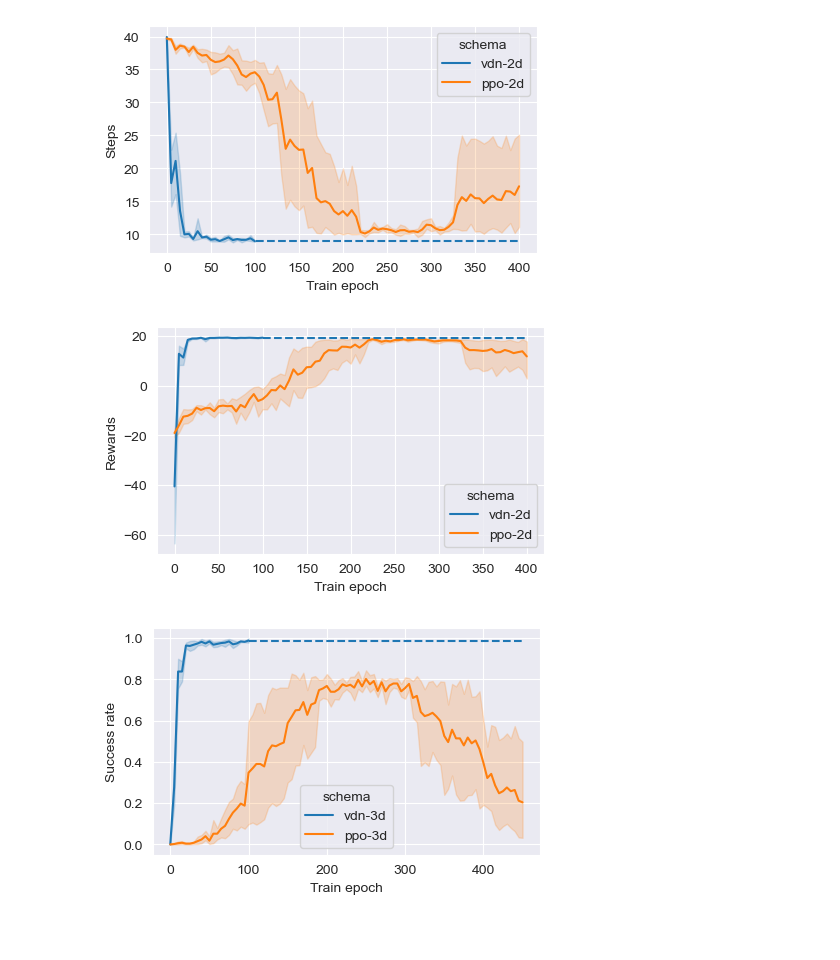
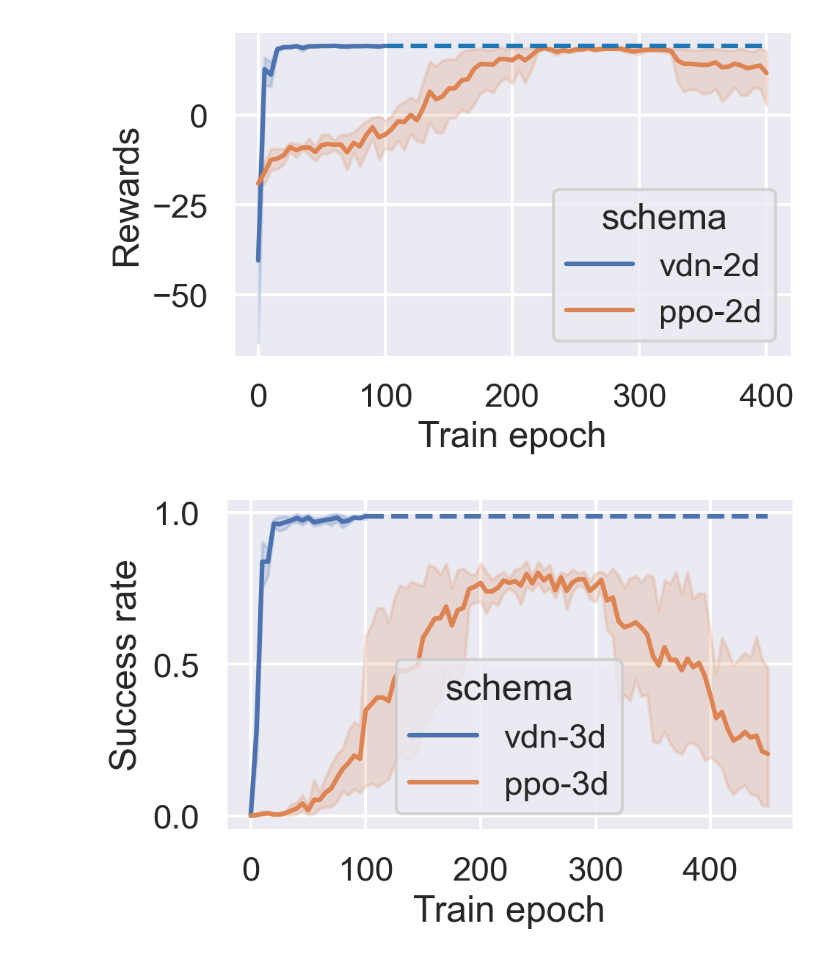
Before and after one commit to Polaris-Yang/MARL-DMFB, a Jupyter notebook: drawRes-dmfb/DrawRes.ipynb, the cells around one changed output. Saved outputs shown, nothing was run; the diff lists cells and outputs as text; code cells hidden in the pictures; blank space fills up the shorter version.

Commit message:
modify some context

```diff
--- a/drawRes-dmfb/DrawRes.ipynb
+++ b/drawRes-dmfb/DrawRes.ipynb
@@ -43,7 +43,7 @@ def load_ppo_data(file_path,num=5,maxepoch=100,spacing=5):
         train_epoch = np.arange(0,maxepoch+1,spacing)
         df = pd.DataFrame({'Rewards':rewards,'Success rate':s_rate,'Steps':steps,'Train epoch':train_epoch,'repeat':str(i),'schema':file_path})
         total_data.append(df)
-    total_data = pd.concat(total_data,axis=0)
+    total_data = pd.concat(total_data,axis=0,ignore_index=True)
     return total_data
 # %%
 def append_data(start,end,data):
@@ -52,5 +52,7 @@ def append_data(start,end,data):
     y_step = np.ones(end-start)*[np.sum(data['Steps'])/len(data)]
     y_r = np.ones(end-start)*[np.sum(data['Rewards'])/len(data)]
     return x, {'success':y_su,'step':y_step,'reward':y_r}
-# %%
-sns.set_style('darkgrid')
+# %%
+sns.set_theme(context='talk', style='darkgrid', font='Arial', font_scale=1)
+a = sns.color_palette()
+print(a)
@@ -58,7 +62,7 @@ sns.set_style('darkgrid')
 vdn2d = load_vdn_data('vdn-2d',maxepoch=100,space=5)
 ppo2d = load_ppo_data('ppo-2d',maxepoch=400,spacing=5)
 # %%
-data_2d = pd.concat([vdn2d,ppo2d],axis=0)
+data_2d = pd.concat([vdn2d,ppo2d],axis=0,ignore_index=True)
 last  = vdn2d[vdn2d['Train epoch']==100]
 x_app,y_app = append_data(100,400,last)
 # %%
@@ -70,15 +80,9 @@ ax1 = plt.plot(x_app,y_app['success'],linestyle = '--',color=(0.1215686274509803
 # %%
-fig,ax1 = plt.subplots(dpi=100,figsize=(5,3))
-ax1 = sns.lineplot(x='Train epoch',y='Steps',hue='schema',data=data_2d)
-ax1 = plt.plot(x_app,y_app['step'],linestyle = '--',color=(0.12156862745098039, 0.4666666666666667, 0.7058823529411765))
+fig,ax1 = plt.subplots(dpi=200,figsize=(5,3))
+ax1 = sns.lineplot(x='Train epoch',y='Rewards',hue='schema',data=data_2d)
+ax1 = plt.plot(x_app,y_app['reward'],linestyle = '--',color=(0.12156862745098039, 0.4666666666666667, 0.7058823529411765))
 # %% [output]
-[figure, old version]
+[figure, new version]
-# %%
-fig,ax1 = plt.subplots(dpi=100,figsize=(5,3))
-ax1 = sns.lineplot(x='Train epoch',y='Rewards',hue='schema',data=data_2d)
-ax1 = plt.plot(x_app,y_app['reward'],linestyle = '--',color=(0.12156862745098039, 0.4666666666666667, 0.7058823529411765))
-# %% [output]
-[figure, removed]
 # %%
 vdn3d = load_vdn_data('vdn-3d',maxepoch=100,space=5)
 ppo3d = load_ppo_data('ppo-3d',maxepoch=450,spacing=5)
@@ -87,9 +91,9 @@ data_3d = pd.concat([vdn3d,ppo3d],axis=0)
 last  = vdn3d[vdn3d['Train epoch']==100]
 x_app,y_app = append_data(100,450,last)
 # %%
-fig1, ax1 = plt.subplots(figsize=(5,3), dpi=100)
+fig1, ax1 = plt.subplots(figsize=(5,3), dpi=200)
 ax1 =sns.lineplot(x='Train epoch',y='Success rate',hue='schema',data=data_3d)
-ax1 = plt.plot(x_app,y_app['success'],linestyle = '--',color=(0.12156862745098039, 0.4666666666666667, 0.7058823529411765))
+ax1 = plt.plot(x_app,y_app['success'],linestyle = '--',color=(0.2980392156862745, 0.4470588235294118, 0.6901960784313725))
 # %% [output]
-[figure, old version]
+[figure, new version]
 # %%
```
Also changed, not shown: parts of 8 cells of this notebook, 3 other files.
